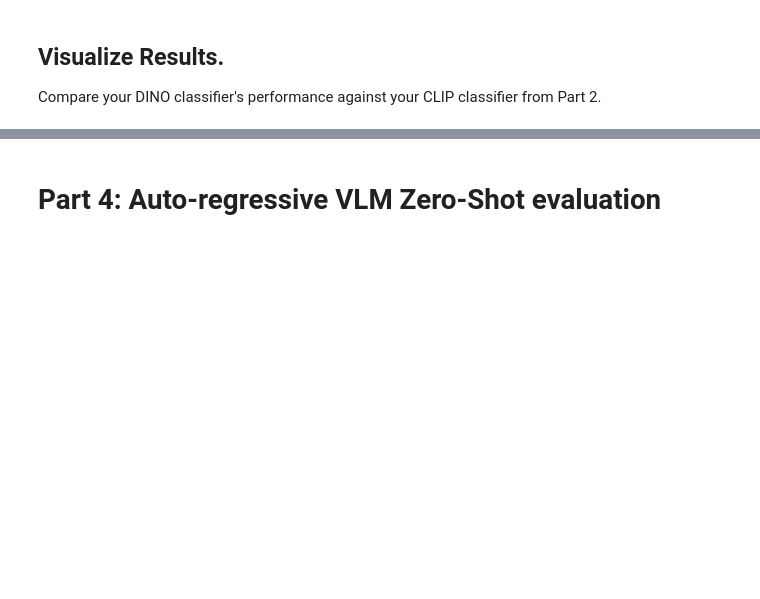
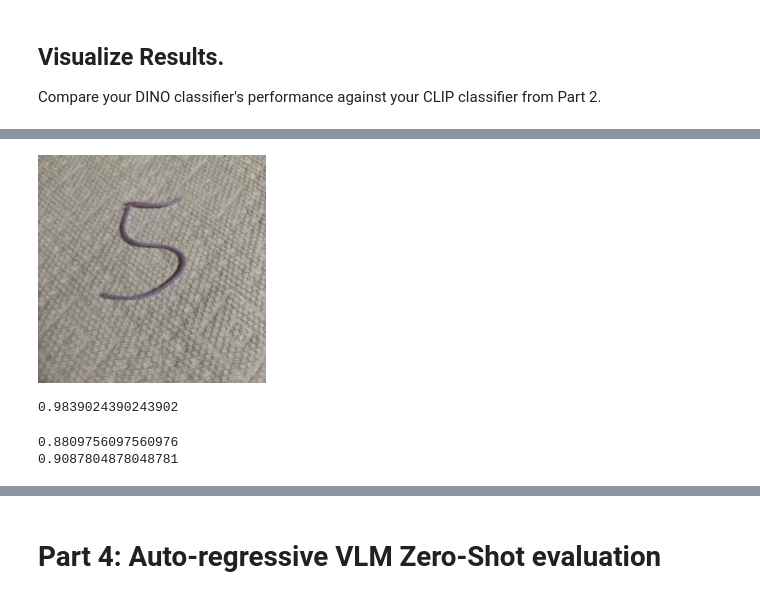
Before and after one commit to JXu2023/proj4, a Jupyter notebook: CS148a_proj4_FM_jxu5.ipynb, the cells around one changed output, grey strips where cells are left out. Drawn from its saved outputs; the diff is of its cells as text; code cells hidden in the pictures; blank space fills up the shorter version.

```diff
--- a/CS148a_proj4_FM_jxu5.ipynb
+++ b/CS148a_proj4_FM_jxu5.ipynb
@@ -675,0 +937,42 @@ Compare your DINO classifier's performance against your CLIP classifier from Par
+# %%
+val_images[2048]
+# %% [output]
+[figure, added]
+# %%
+def eval_dino_mlp(mlp, dino_model, loader, device):
+    mlp.eval()
+    dino_model.eval()
+
+    correct = 0
+    total = 0
+
+    all_preds = []
+    all_labels = []
+
+    with torch.no_grad():
+        for X, y in loader:
+            X = X.to(device)
+            y = y.to(device).long()
+
+            embeddings = dino_model(pixel_values=X).last_hidden_state[:, 0]
+            outputs = mlp(embeddings)
+            preds = outputs.argmax(dim=1)
+
+            correct += (preds == y).sum().item()
+            total += y.size(0)
+
+            all_preds.extend(preds.cpu().tolist())
+            all_labels.extend(y.cpu().tolist())
+
+    return correct / total, all_preds, all_labels
+
+acc, dino_preds, truth_labels = eval_dino_mlp(dino_mlp, dino_model, val_loader, DEVICE)
+print(acc)
+# %% [output]
+0.9839024390243902
+# %%
+print((df["truth"] == df["dino"]).mean())
+print((df["truth"] == df["clip"]).mean())
+# %% [output]
+0.8809756097560976
+0.9087804878048781
```
Also changed, not shown: parts of 35 cells of this notebook.
